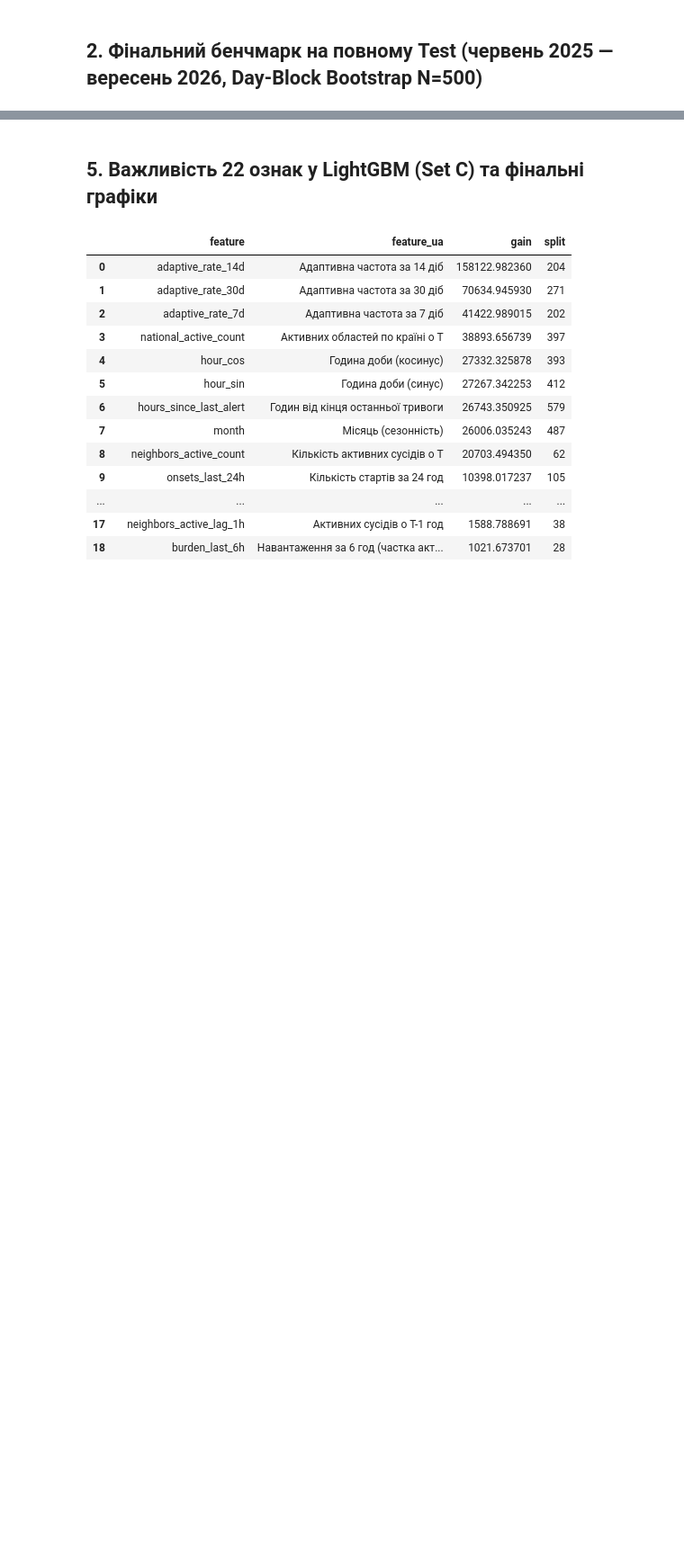
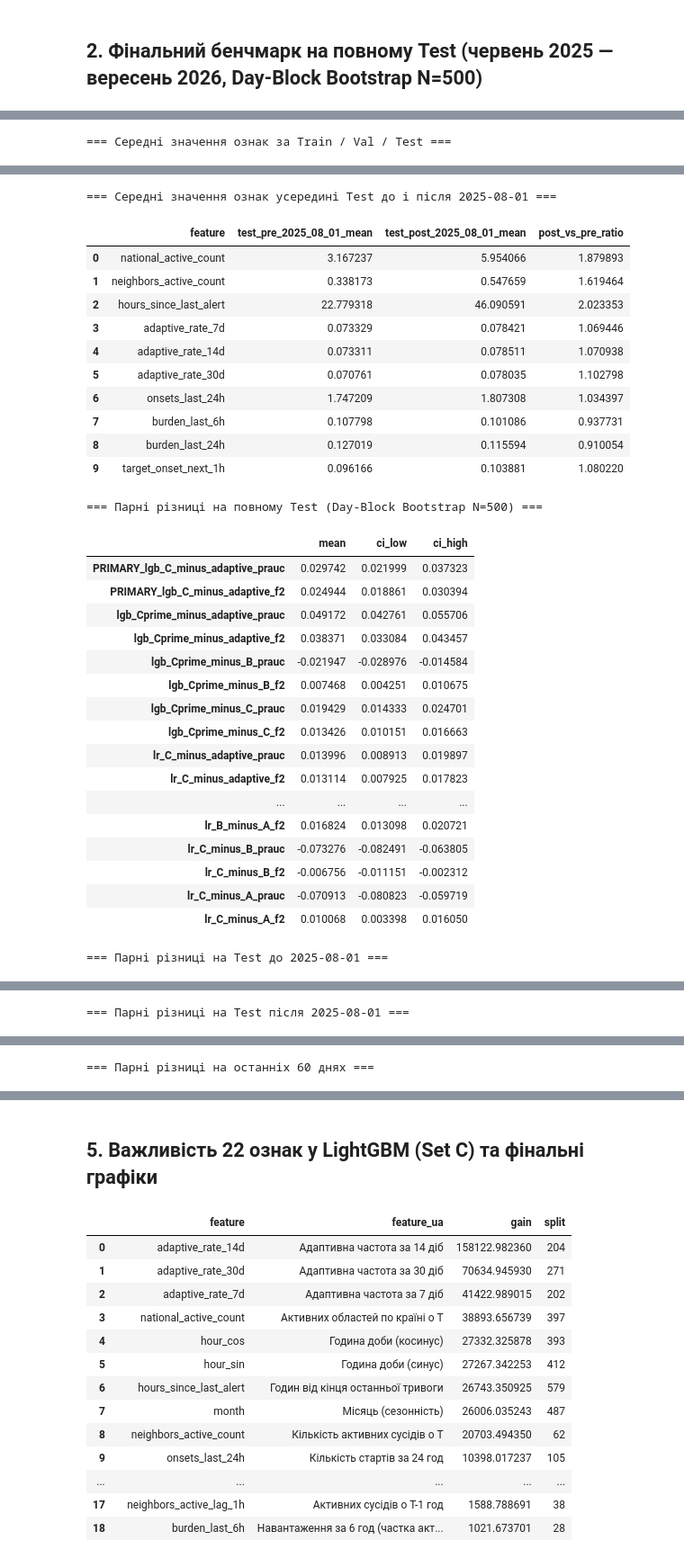
Before and after one commit to Yaroo-a/ukrainian-air-raid-sirens-analysis, a Jupyter notebook: notebooks/05_ml_forecasting_experiment.ipynb, the cells around one changed output, grey strips where cells are left out. Shown at 90% size. Cells and saved outputs as stored; diff of their text form; code cells hidden in the pictures; blank space fills up the shorter version.

```diff
--- a/notebooks/05_ml_forecasting_experiment.ipynb
+++ b/notebooks/05_ml_forecasting_experiment.ipynb
@@ -114,0 +113,15 @@ print(details["lgb_set_c_prob_quantiles"])
+# %%
+print("=== Середні значення ознак за Train / Val / Test ===")
+display(shift_df)
+print("\n=== Середні значення ознак усередині Test до і після 2025-08-01 ===")
+display(shift_sub_df)
+print("\n=== Парні різниці на повному Test (Day-Block Bootstrap N=500) ===")
+display(pd.DataFrame(details["paired_day_bootstrap_500_test"]).T)
+print("\n=== Парні різниці на Test до 2025-08-01 ===")
+display(pd.DataFrame(details["paired_day_bootstrap_500_pre_aug2025"]).T)
+print("\n=== Парні різниці на Test після 2025-08-01 ===")
+display(pd.DataFrame(details["paired_day_bootstrap_500_post_aug2025"]).T)
+print("\n=== Парні різниці на останніх 60 днях ===")
+display(pd.DataFrame(details["paired_day_bootstrap_500_recent_60d"]).T)
+# %% [output]
+=== Середні значення ознак за Train / Val / Test ===
@@ -114,0 +139,31 @@ print(details["lgb_set_c_prob_quantiles"])
+=== Середні значення ознак усередині Test до і після 2025-08-01 ===
+|  | feature | test_pre_2025_08_01_mean | test_post_2025_08_01_mean | post_vs_pre_ratio |
+| 0 | national_active_count | 3.167237 | 5.954066 | 1.879893 |
+| 1 | neighbors_active_count | 0.338173 | 0.547659 | 1.619464 |
+| 2 | hours_since_last_alert | 22.779318 | 46.090591 | 2.023353 |
+| 3 | adaptive_rate_7d | 0.073329 | 0.078421 | 1.069446 |
+| 4 | adaptive_rate_14d | 0.073311 | 0.078511 | 1.070938 |
+| 5 | adaptive_rate_30d | 0.070761 | 0.078035 | 1.102798 |
+| 6 | onsets_last_24h | 1.747209 | 1.807308 | 1.034397 |
+| 7 | burden_last_6h | 0.107798 | 0.101086 | 0.937731 |
+| 8 | burden_last_24h | 0.127019 | 0.115594 | 0.910054 |
+| 9 | target_onset_next_1h | 0.096166 | 0.103881 | 1.080220 |
+=== Парні різниці на повному Test (Day-Block Bootstrap N=500) ===
+|  | mean | ci_low | ci_high |
+| PRIMARY_lgb_C_minus_adaptive_prauc | 0.029742 | 0.021999 | 0.037323 |
+| PRIMARY_lgb_C_minus_adaptive_f2 | 0.024944 | 0.018861 | 0.030394 |
+| lgb_Cprime_minus_adaptive_prauc | 0.049172 | 0.042761 | 0.055706 |
+| lgb_Cprime_minus_adaptive_f2 | 0.038371 | 0.033084 | 0.043457 |
+| lgb_Cprime_minus_B_prauc | -0.021947 | -0.028976 | -0.014584 |
+| lgb_Cprime_minus_B_f2 | 0.007468 | 0.004251 | 0.010675 |
+| lgb_Cprime_minus_C_prauc | 0.019429 | 0.014333 | 0.024701 |
+| lgb_Cprime_minus_C_f2 | 0.013426 | 0.010151 | 0.016663 |
+| lr_C_minus_adaptive_prauc | 0.013996 | 0.008913 | 0.019897 |
+| lr_C_minus_adaptive_f2 | 0.013114 | 0.007925 | 0.017823 |
+| ... | ... | ... | ... |
+| lr_B_minus_A_f2 | 0.016824 | 0.013098 | 0.020721 |
+| lr_C_minus_B_prauc | -0.073276 | -0.082491 | -0.063805 |
+| lr_C_minus_B_f2 | -0.006756 | -0.011151 | -0.002312 |
+| lr_C_minus_A_prauc | -0.070913 | -0.080823 | -0.059719 |
+| lr_C_minus_A_f2 | 0.010068 | 0.003398 | 0.016050 |
+=== Парні різниці на Test до 2025-08-01 ===
@@ -114,0 +187 @@ print(details["lgb_set_c_prob_quantiles"])
+=== Парні різниці на Test після 2025-08-01 ===
@@ -114,0 +205 @@ print(details["lgb_set_c_prob_quantiles"])
+=== Парні різниці на останніх 60 днях ===
```
Also changed, not shown: parts of 12 cells of this notebook, 31 other files.
